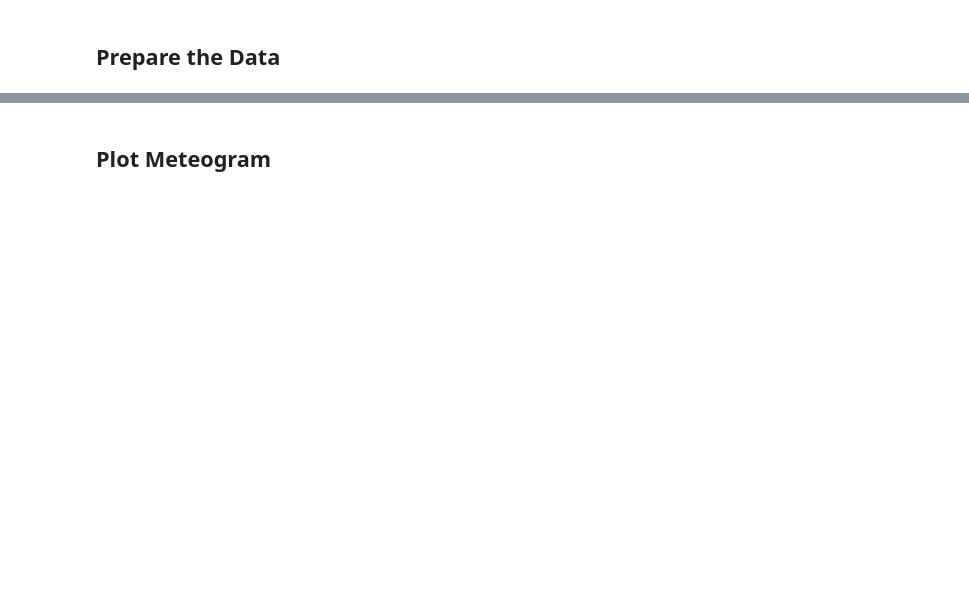
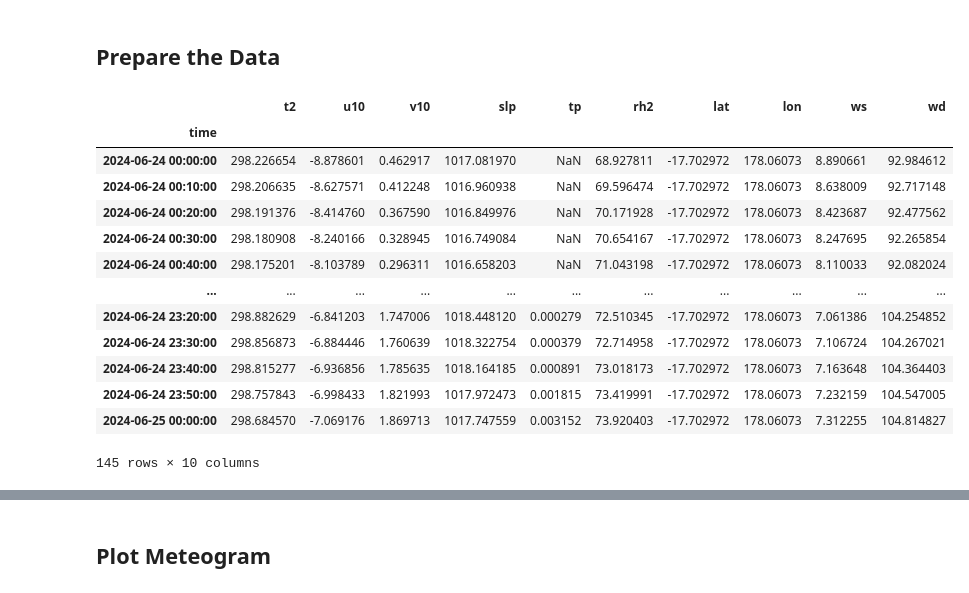
Before and after one commit to achmadrifani/fiji-training-2024, a Jupyter notebook: notebooks/day_08/01_meteogram_wrf.ipynb, the cells around one changed output, grey strips where cells are left out. Cells and saved outputs as stored; diff of their text form; code cells hidden in the pictures; blank space fills up the shorter version.

```diff
--- a/notebooks/day_08/01_meteogram_wrf.ipynb
+++ b/notebooks/day_08/01_meteogram_wrf.ipynb
@@ -63,6 +63,25 @@ df['ws'] = np.sqrt(df['u10']**2 + df['v10']**2)
 
 # Calculate wind direction
 df['wd'] = 180 + np.arctan2(df['u10'], df['v10']) * 180 / np.pi
+# %%
+# Resample the data to 10 minutes for smoother plot
+df_resample = df.resample('10T').interpolate(method='quadratic')
+df_resample
+# %% [output]
+|  | t2 | u10 | v10 | slp | tp | rh2 | lat | lon | ws | wd |
+| time |  |  |  |  |  |  |  |  |  |  |
+| 2024-06-24 00:00:00 | 298.226654 | -8.878601 | 0.462917 | 1017.081970 | NaN | 68.927811 | -17.702972 | 178.06073 | 8.890661 | 92.984612 |
+| 2024-06-24 00:10:00 | 298.206635 | -8.627571 | 0.412248 | 1016.960938 | NaN | 69.596474 | -17.702972 | 178.06073 | 8.638009 | 92.717148 |
+| 2024-06-24 00:20:00 | 298.191376 | -8.414760 | 0.367590 | 1016.849976 | NaN | 70.171928 | -17.702972 | 178.06073 | 8.423687 | 92.477562 |
+| 2024-06-24 00:30:00 | 298.180908 | -8.240166 | 0.328945 | 1016.749084 | NaN | 70.654167 | -17.702972 | 178.06073 | 8.247695 | 92.265854 |
+| 2024-06-24 00:40:00 | 298.175201 | -8.103789 | 0.296311 | 1016.658203 | NaN | 71.043198 | -17.702972 | 178.06073 | 8.110033 | 92.082024 |
+| ... | ... | ... | ... | ... | ... | ... | ... | ... | ... | ... |
+| 2024-06-24 23:20:00 | 298.882629 | -6.841203 | 1.747006 | 1018.448120 | 0.000279 | 72.510345 | -17.702972 | 178.06073 | 7.061386 | 104.254852 |
+| 2024-06-24 23:30:00 | 298.856873 | -6.884446 | 1.760639 | 1018.322754 | 0.000379 | 72.714958 | -17.702972 | 178.06073 | 7.106724 | 104.267021 |
+| 2024-06-24 23:40:00 | 298.815277 | -6.936856 | 1.785635 | 1018.164185 | 0.000891 | 73.018173 | -17.702972 | 178.06073 | 7.163648 | 104.364403 |
+| 2024-06-24 23:50:00 | 298.757843 | -6.998433 | 1.821993 | 1017.972473 | 0.001815 | 73.419991 | -17.702972 | 178.06073 | 7.232159 | 104.547005 |
+| 2024-06-25 00:00:00 | 298.684570 | -7.069176 | 1.869713 | 1017.747559 | 0.003152 | 73.920403 | -17.702972 | 178.06073 | 7.312255 | 104.814827 |
+145 rows × 10 columns
 # %%
 # See the final dataframe
 df
```
Also changed, not shown: parts of 4 cells of this notebook, 2 other files.
